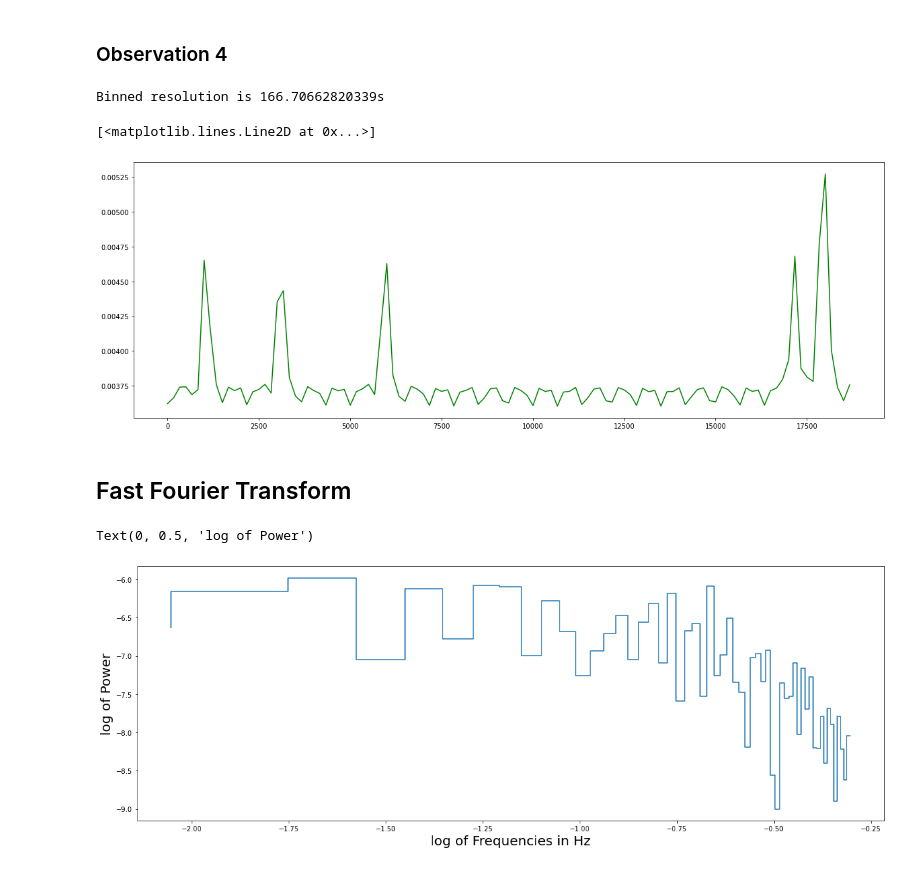
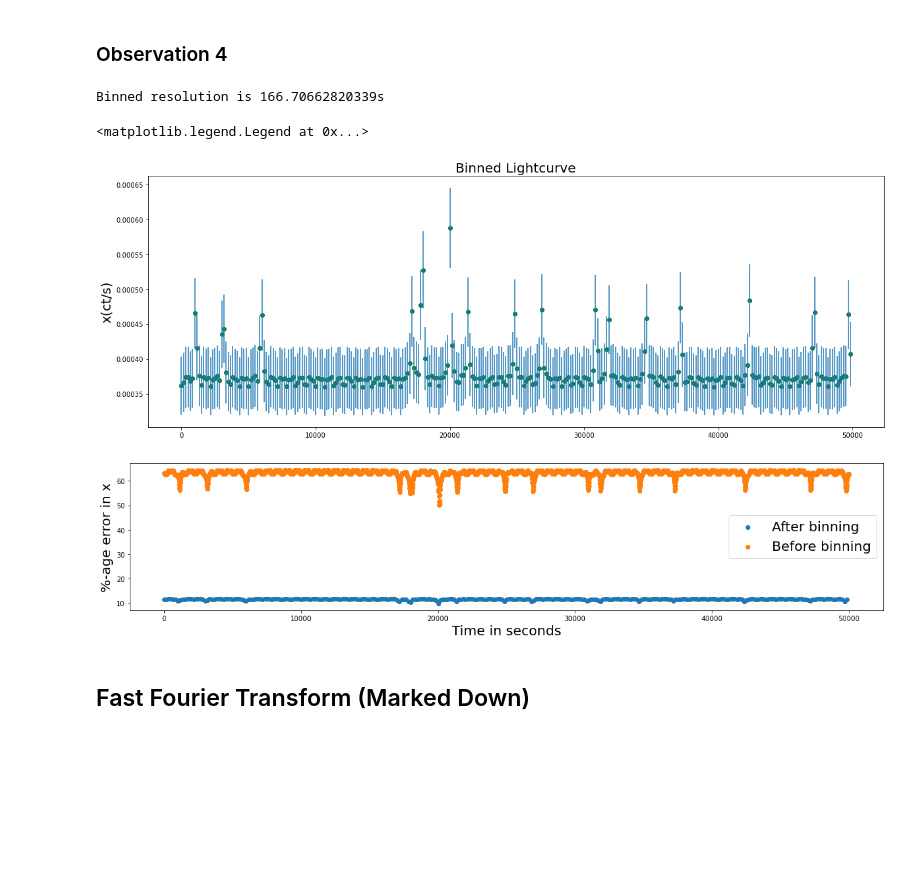
Before and after one commit to Samrat0512/IIST-MS-Project, a Jupyter notebook: Lightcurves/source_6/ACIS_Broad_Band.ipynb, the cells around one changed output. Saved outputs shown, nothing was run; the diff lists cells and outputs as text; code cells hidden in the pictures; blank space fills up the shorter version.

```diff
--- a/Lightcurves/source_6/ACIS_Broad_Band.ipynb
+++ b/Lightcurves/source_6/ACIS_Broad_Band.ipynb
@@ -189,7 +213,7 @@ for i in range(n_bin_b_2):
 for i in range(n_bin_b_2):
     for j in range((bin_size_b_2)):
         #summing all the counts
-        cr_binned_b_2[i] += count_rate_b_2[j+i*bin_size_b_2]
+        cr_binned_b_2[i] += count_rate_b_2[j+i*bin_size_b_2]/bin_size_b_2
 
 plt.figure(figsize = [20,7], facecolor = 'w')
 plt.plot(t_binned_b_2,cr_binned_b_2,c='green')
@@ -216,7 +240,7 @@ for i in range(n_bin_b_3):
 for i in range(n_bin_b_3):
     for j in range((bin_size_b_3)):
         #summing all the counts
-        cr_binned_b_3[i] += count_rate_b_3[j+i*bin_size_b_3]
+        cr_binned_b_3[i] += count_rate_b_3[j+i*bin_size_b_3]/bin_size_b_3
 
 plt.figure(figsize = [20,7], facecolor = 'w')
 plt.plot(t_binned_b_3,cr_binned_b_3,c='green')
@@ -229,52 +253,51 @@ Binned resolution is 442.87843644619s
 # %% [markdown]
 ### Observation 4
 # %%
-n_total_b_4 = 1130 #Total data points(Truncated)
-n_bin_b_4 = 113 #Number of bins
+n_total_b_4 = 3000 #Total data points(Truncated)
+n_bin_b_4 = 300 #Number of bins
 bin_size_b_4 = int(n_total_b_4/n_bin_b_4) #Bin size in units of data points
 binned_resolution_b_4 = bin_size_b_4*resolution_b_4
 print(f'Binned resolution is {binned_resolution_b_4}s')
 
 cr_binned_b_4= np.zeros(n_bin_b_4)
 t_binned_b_4= np.zeros(n_bin_b_4)
+err_binned_b_4 = np.zeros(n_bin_b_4)
 
 for i in range(n_bin_b_4):
     t_binned_b_4[i] = dt_b_4[bin_size_b_4*i]
 for i in range(n_bin_b_4):
+    sum_err_sq = 0
     for j in range((bin_size_b_4)):
         #summing all the counts
-        cr_binned_b_4[i] += count_rate_b_4[j+i*bin_size_b_4]
+        cr_binned_b_4[i] += count_rate_b_4[j+i*bin_size_b_4]/bin_size_b_4
+        #summing square errors
+        sum_err_sq += count_rate_err_b_4[j+i*bin_size_b_4]**2
+    err_binned_b_4[i] = (sum_err_sq/n_bin_b_4)**0.5
+
+#Percentage error before and after binning
+err_percent_binned_b_4 = []
+err_percent_b_4 = []
+for i in range(n_bin_b_4):
+    err_percent_binned_b_4.append((err_binned_b_4[i]/cr_binned_b_4[i])*100)
+for i in range(n_total_b_4):
+    err_percent_b_4.append((count_rate_err_b_4[i]/count_rate_b_4[i])*100)
 
 plt.figure(figsize = [20,7], facecolor = 'w')
-plt.plot(t_binned_b_4,cr_binned_b_4,c='green')
-#plt.ylim(0.012,0.014)
-#plt.xlim(0,10000)
+plt.scatter(t_binned_b_4,cr_binned_b_4,c='green')
+plt.errorbar(t_binned_b_4, cr_binned_b_4, err_binned_b_4,fmt = '.')
+plt.title('Binned Lightcurve', fontsize = 20)
+plt.ylabel('x(ct/s)', fontsize = 20)
+plt.figure(figsize = [20,4], facecolor = 'w')
+plt.scatter(t_binned_b_4,err_percent_binned_b_4, label = 'After binning')
+plt.scatter(dt_b_4[:n_total_b_4],err_percent_b_4, label = 'Before binning')
+#plt.ylim(9.3,11)
+plt.ylabel('%-age error in x', fontsize = 20)
+plt.xlabel('Time in seconds', fontsize = 20)
+plt.legend(fontsize = 20)
 # %% [output]
 Binned resolution is 166.70662820339s
-[<matplotlib.lines.Line2D at 0x...>]
+<matplotlib.legend.Legend at 0x...>
-[figure, old version]
+[figure, new version]
+[figure, added]
 # %% [markdown]
-## Fast Fourier Transform
+## Fast Fourier Transform (Marked Down)
-# %%
-fft_val = abs(fft(cr_binned_b_3)) #raw abs output of the fft
-freq = fftfreq(len(t_binned_b_3)) #creating the necessary frequencies
-
-mask = freq > 0 #masking for taking only positive half
-
-power = 2*(fft_val**2)*resolution/len(time) #scaling the raw values (factor of 2 is used because we are taking only positve half of the freq)
-
-#positive frequencies and corresponding power
-freq_pos = freq[mask]
-power_pos = power[mask]
-
-#for PSD
-#power
-
-plt.figure(figsize = [20,7], facecolor = 'w')
-plt.step(np.log10(freq[mask]), np.log10(power[mask]))
-#plt.xlim(0,0.075)
-plt.xlabel('log of Frequencies in Hz', fontsize = 20)
-plt.ylabel('log of Power', fontsize = 20)
-# %% [output]
-Text(0, 0.5, 'log of Power')
-[figure, removed]
```
Also changed, not shown: parts of 9 cells of this notebook.
